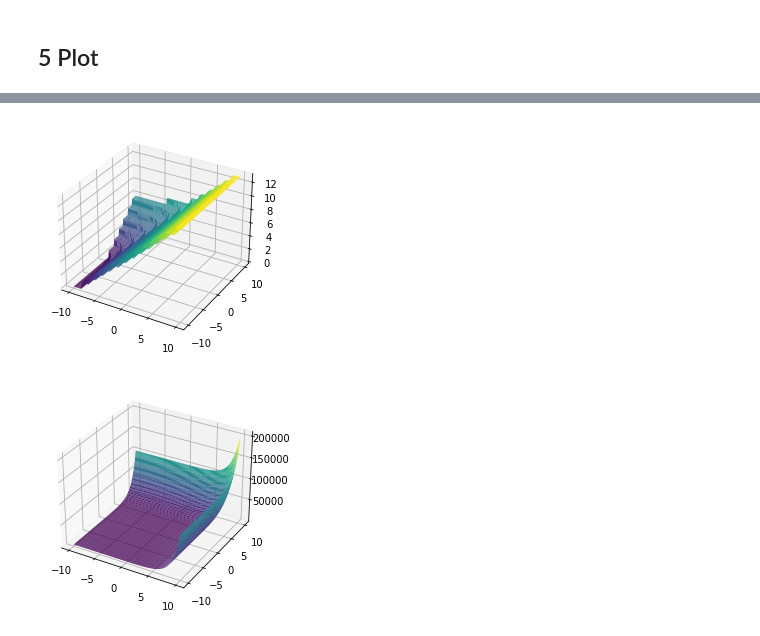
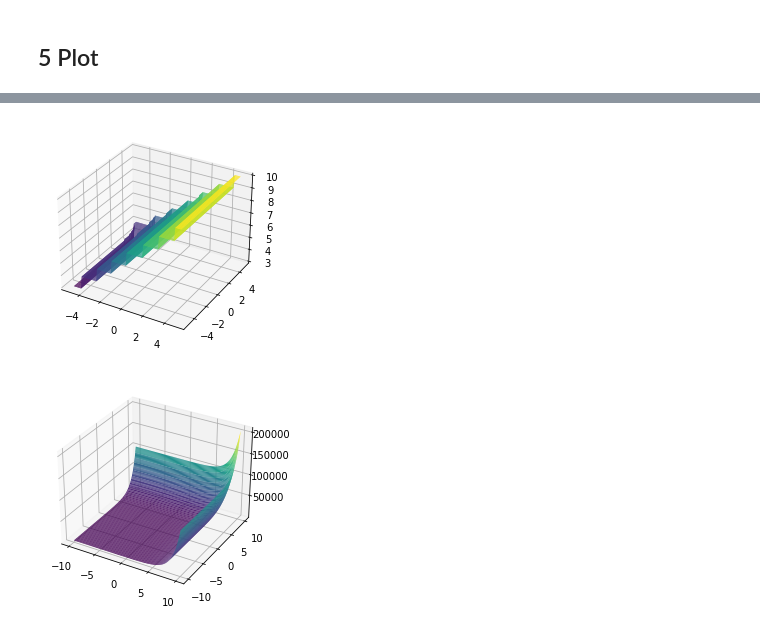
Before and after one commit to UCPHszf/Numerical-Optimization, a Jupyter notebook: code/case_studies.ipynb, the cells around one changed output, grey strips where cells are left out. Cells and saved outputs as stored; diff of their text form; code cells hidden in the pictures.

```diff
--- a/code/case_studies.ipynb
+++ b/code/case_studies.ipynb
@@ -361,7 +361,7 @@ plot_rosenbrock_banana()
 # %%
-my_plot_3d(log_ellipsoid)
+my_plot_3d(log_ellipsoid, start=-5, end=5)
 # %% [output]
-[figure, old version]
+[figure, new version]
 # %%
 my_plot_3d(attractive_sector)
 # %% [output]
```
Also changed, not shown: parts of 3 cells of this notebook.
